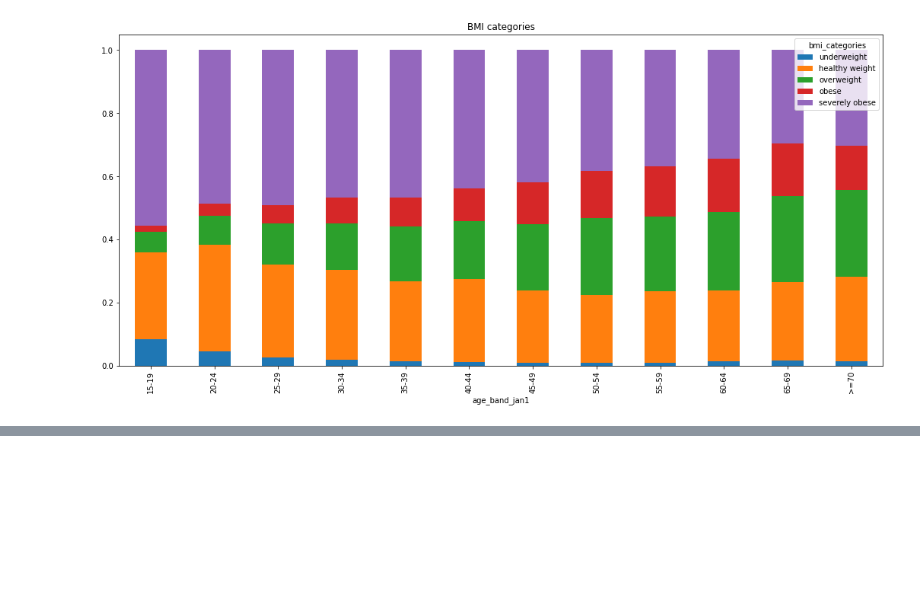
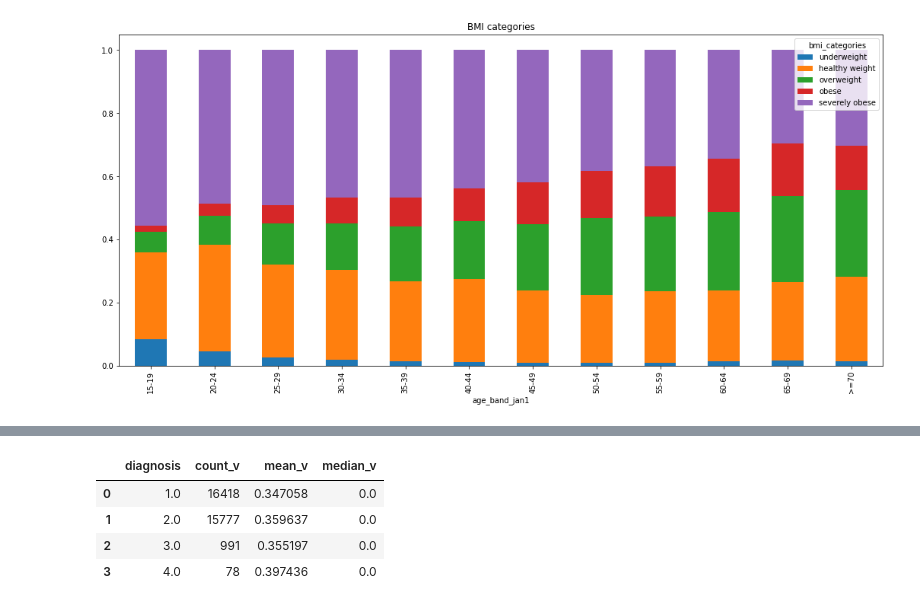
Before and after one commit to ahmed-isar/IBD-disease, a Jupyter notebook: solution.ipynb, the cells around one changed output, grey strips where cells are left out. Cells and saved outputs as stored; diff of their text form; code cells hidden in the pictures; blank space fills up the shorter version.

```diff
--- a/solution.ipynb
+++ b/solution.ipynb
@@ -146,0 +167,11 @@ Text(0, 0.5, 'BMI')
+# %%
+data_q3 = data_q3[['diagnosis', 'smoker_or_past']].groupby('diagnosis').agg(['count', 'mean', 'median'])
+data_q3.columns = ['count_v', 'mean_v', 'median_v']
+data_q3.reset_index(inplace=True)
+data_q3
+# %% [output]
+|  | diagnosis | count_v | mean_v | median_v |
+| 0 | 1.0 | 16418 | 0.347058 | 0.0 |
+| 1 | 2.0 | 15777 | 0.359637 | 0.0 |
+| 2 | 3.0 | 991 | 0.355197 | 0.0 |
+| 3 | 4.0 | 78 | 0.397436 | 0.0 |
```
Also changed, not shown: parts of 13 cells of this notebook.
